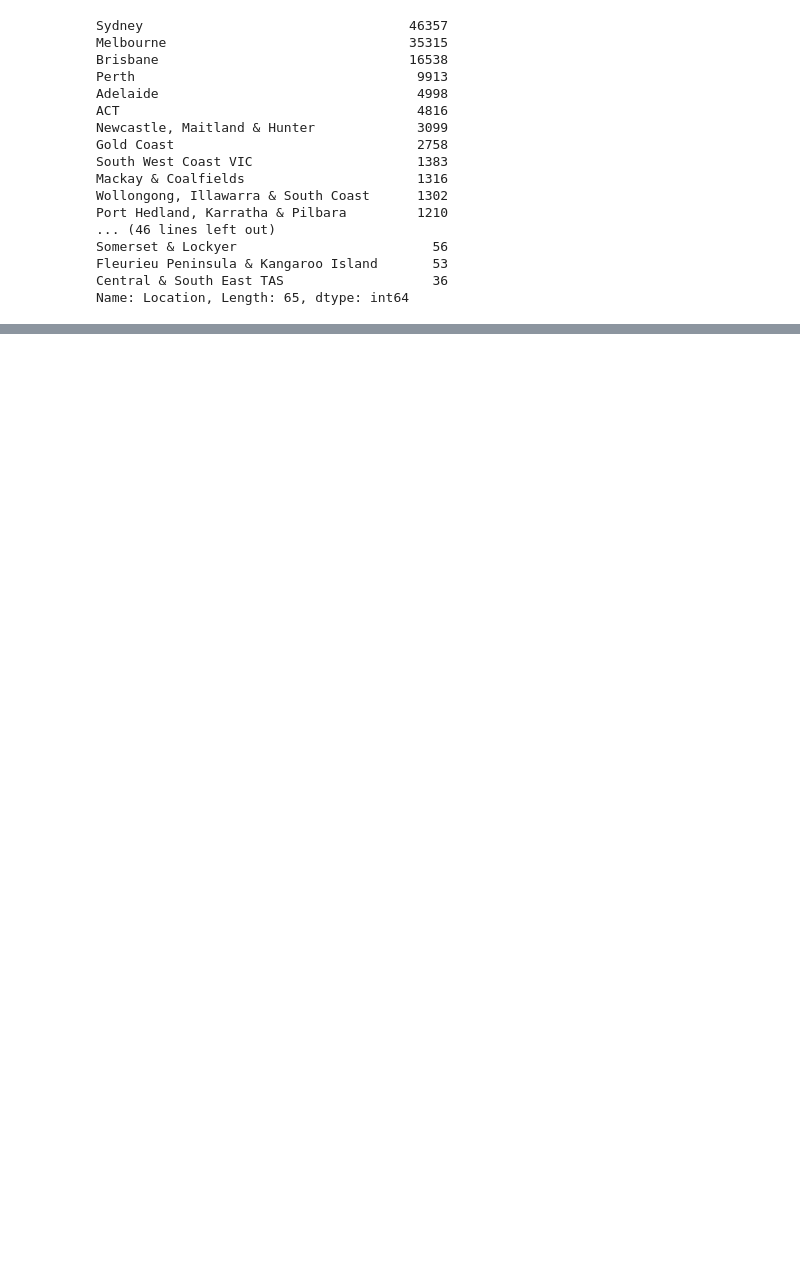
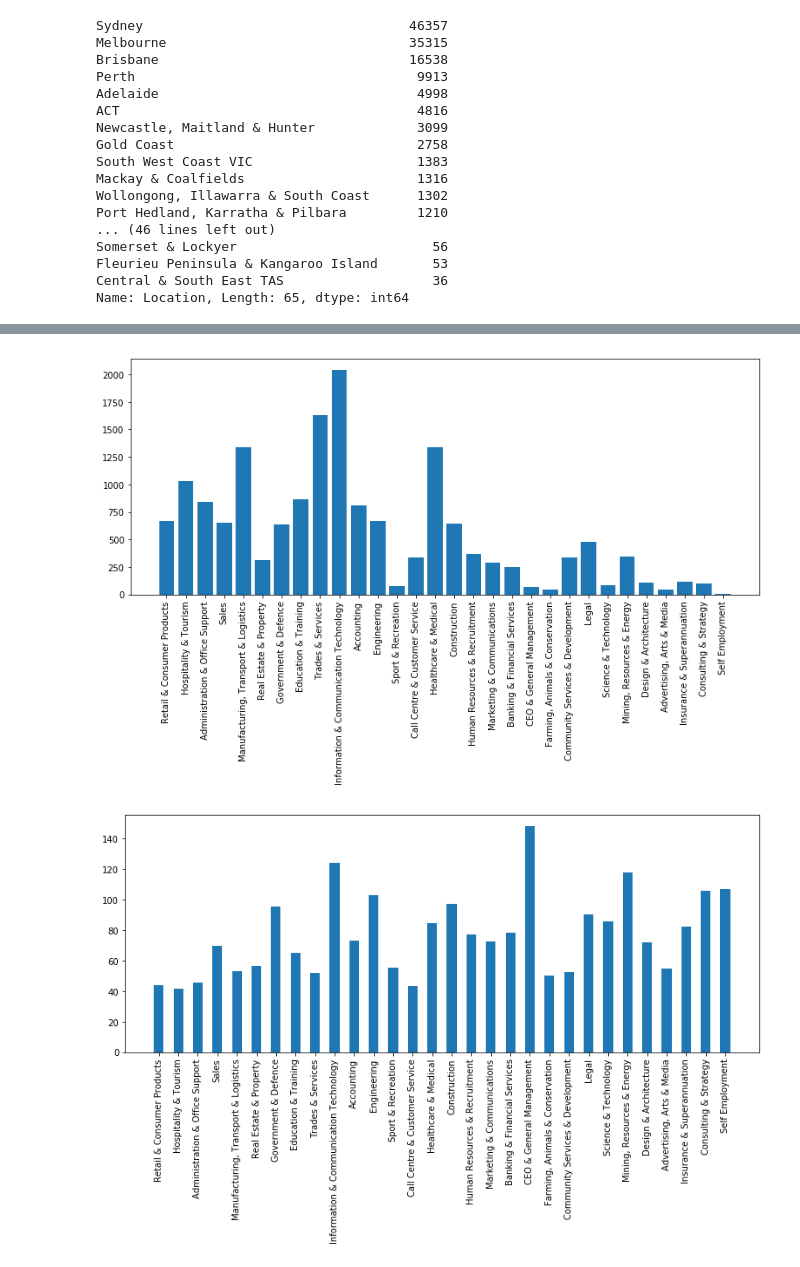
Before and after one commit to Chrissmith1991/bigdata2, a Jupyter notebook: source/workbook.ipynb, the cells around one changed output, grey strips where cells are left out. Saved outputs shown, nothing was run; the diff lists cells and outputs as text; code cells hidden in the pictures; blank space fills up the shorter version.

```diff
--- a/source/workbook.ipynb
+++ b/source/workbook.ipynb
@@ -240,0 +334,39 @@ plt.gcf().autofmt_xdate()
+# %%
+df['Average'] = df[['HighestSalary', 'LowestSalary']].mean(axis=1)
+
+
+
+newDict = {}
+
+for index, col in df.iterrows():
+    if (col.Location  != 'Brisbane'):
+        continue
+
+    if col.Classification in newDict:
+        newDict[col.Classification].append(col.Average)
+    else:
+        newDict[col.Classification] = [col.Average]
+
+
+showGraph = []
+fields = []
+average = []
+
+for key, value in newDict.items():
+    showGraph.append(len(value))
+    fields.append(key)
+    average.append(sum(value) / len(value))
+
+plt.figure(figsize=(13, 5))
+plt.bar(range(len(fields)),showGraph,tick_label=fields,width=0.8)
+plt.xticks(rotation='vertical')
+plt.show()
+
+
+plt.figure(figsize=(13, 5))
+plt.bar(range(len(fields)),average,tick_label=fields,width=0.5)
+plt.xticks(rotation='vertical')
+plt.show()
+# %% [output]
+[figure, added]
+[figure, added]
```
Also changed, not shown: parts of 12 cells of this notebook.
